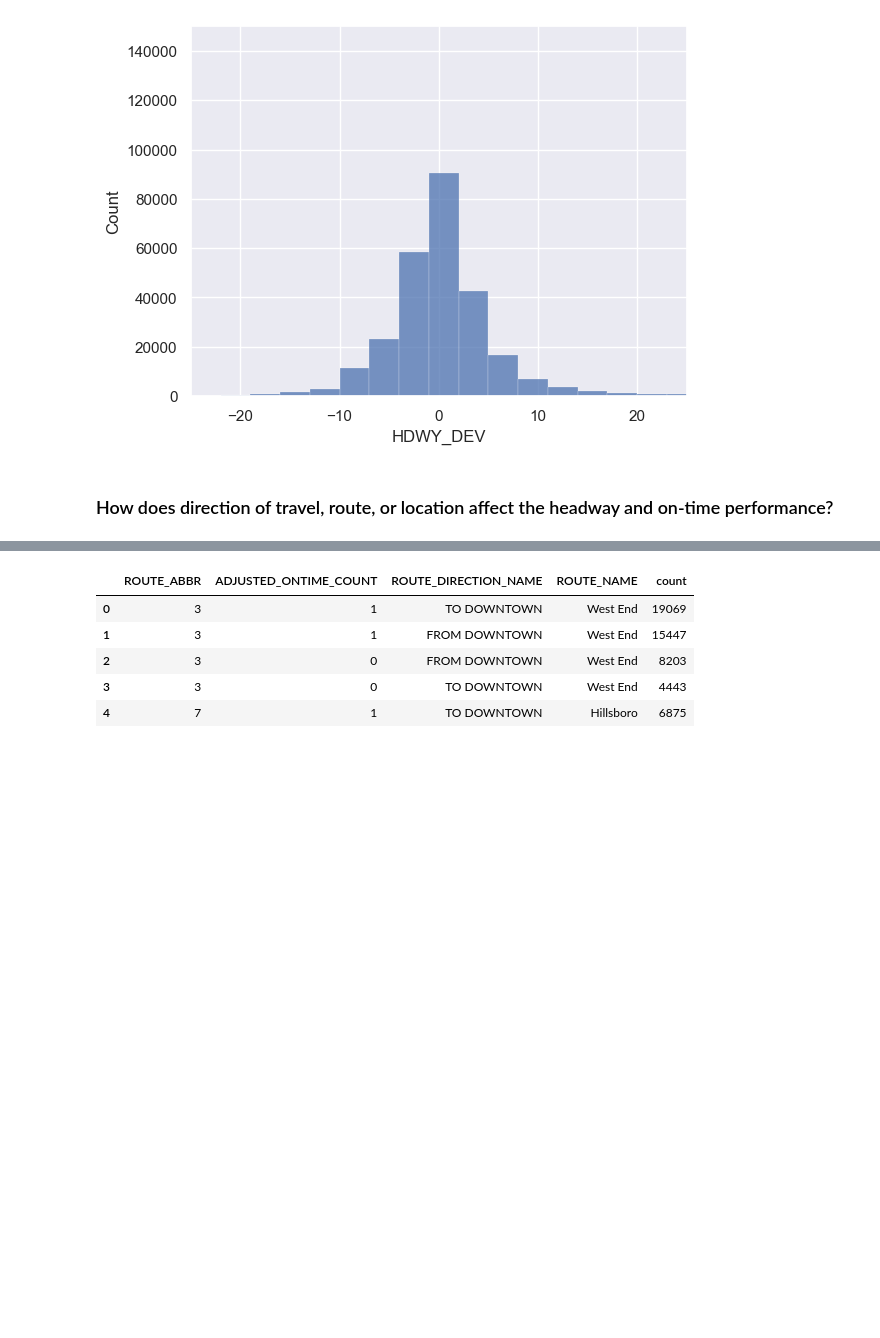
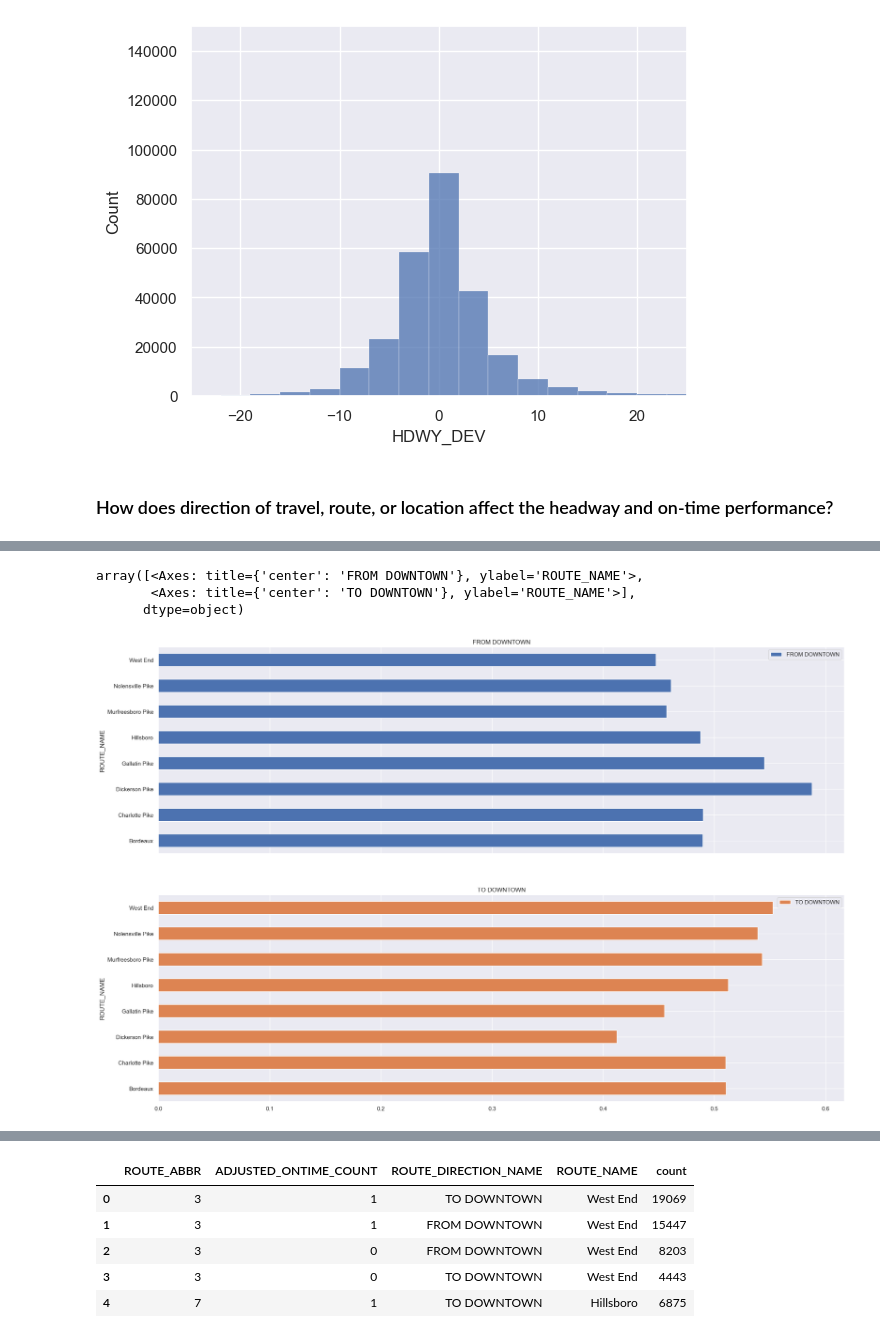
Before and after one commit to NSS-Data-Analytics-Cohort-11/wego-new-california-republic, a Jupyter notebook: notebooks/WeGo Data Introduction.ipynb, the cells around one changed output, grey strips where cells are left out. Saved outputs shown, nothing was run; the diff lists cells and outputs as text; code cells hidden in the pictures; blank space fills up the shorter version.

```diff
--- a/notebooks/WeGo Data Introduction.ipynb
+++ b/notebooks/WeGo Data Introduction.ipynb
@@ -326,0 +360,7 @@ plt.show()
+# %%
+wego_pct.unstack().plot.barh(subplots=True)
+# %% [output]
+array([<Axes: title={'center': 'FROM DOWNTOWN'}, ylabel='ROUTE_NAME'>,
+       <Axes: title={'center': 'TO DOWNTOWN'}, ylabel='ROUTE_NAME'>],
+      dtype=object)
+[figure, added]
```
Also changed, not shown: parts of 19 cells of this notebook.
